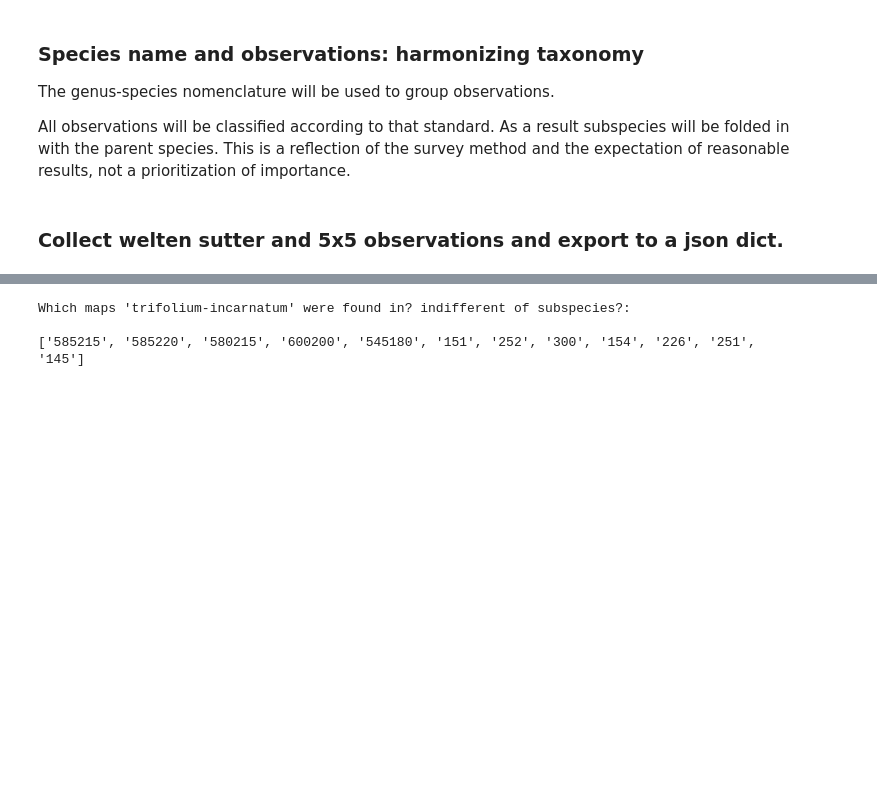
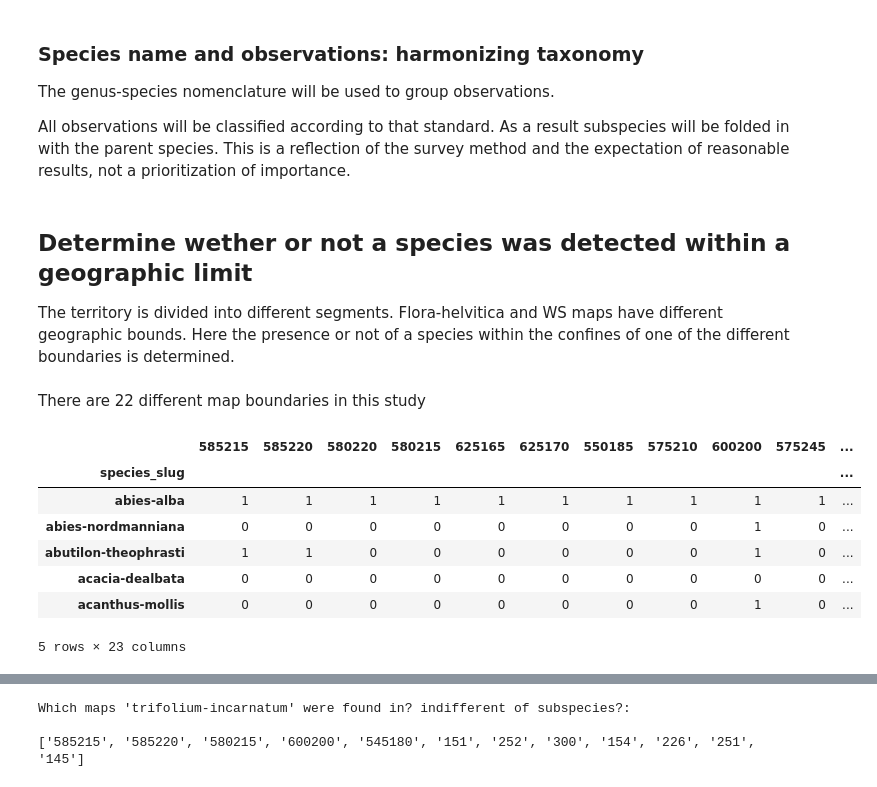
Before and after one commit to thorerismann/hdbot, a Jupyter notebook: preprocess.ipynb, the cells around one changed output, grey strips where cells are left out. Saved outputs shown, nothing was run; the diff lists cells and outputs as text; code cells hidden in the pictures; blank space fills up the shorter version.

```diff
--- a/preprocess.ipynb
+++ b/preprocess.ipynb
@@ -210,5 +216,7 @@ number_of_gs = len(gs_parent)
 # the the number of sub species accounted for
 number_of_ss = sum([len(v) for k,v in sub_species_accounted.items()])
 # %% [markdown]
-### Collect welten sutter and 5x5 observations and export to a json dict.
+## Determine wether or not a species was detected within a geographic limit
+
+The territory is divided into different segments. Flora-helvitica and WS maps have different geographic bounds. Here the presence or not of a species within the confines of one of the different boundaries is determined.
 # %%
@@ -229,0 +227,32 @@ obs_map['maps'] = obs_map.index.map(lambda x: f_w_obs[f_w_obs.species_slug == x]
+# %%
+astring = F"""
+There are {len(f_w_obs.map.unique())} different map boundaries in this study
+"""
+md(astring)
+# %% [output]
+
+There are 22 different map boundaries in this study
+# %%
+# gather up the map names
+m_ap_columns = f_w_obs.map.unique()
+
+# create a column for each map, indicate
+for col in m_ap_columns:
+
+    f_w_obs[col] = f_w_obs['map'] == col
+
+obs_map =f_w_obs.groupby(['species_slug']).sum()
+
+obs_map['maps'] = obs_map.index.map(lambda x: f_w_obs[f_w_obs.species_slug == x]['map'].unique())
+
+# human readable column names need to be introduced here or a dict to rename
+obs_map.head()
+# %% [output]
+|  | 585215 | 585220 | 580220 | 580215 | 625165 | 625170 | 550185 | 575210 | 600200 | 575245 | ... |
+| species_slug |  |  |  |  |  |  |  |  |  |  | ... |
+| abies-alba | 1 | 1 | 1 | 1 | 1 | 1 | 1 | 1 | 1 | 1 | ... |
+| abies-nordmanniana | 0 | 0 | 0 | 0 | 0 | 0 | 0 | 0 | 1 | 0 | ... |
+| abutilon-theophrasti | 1 | 1 | 0 | 0 | 0 | 0 | 0 | 0 | 1 | 0 | ... |
+| acacia-dealbata | 0 | 0 | 0 | 0 | 0 | 0 | 0 | 0 | 0 | 0 | ... |
+| acanthus-mollis | 0 | 0 | 0 | 0 | 0 | 0 | 0 | 0 | 1 | 0 | ... |
+5 rows × 23 columns
```
Also changed, not shown: parts of 23 cells of this notebook, 3 other files.
